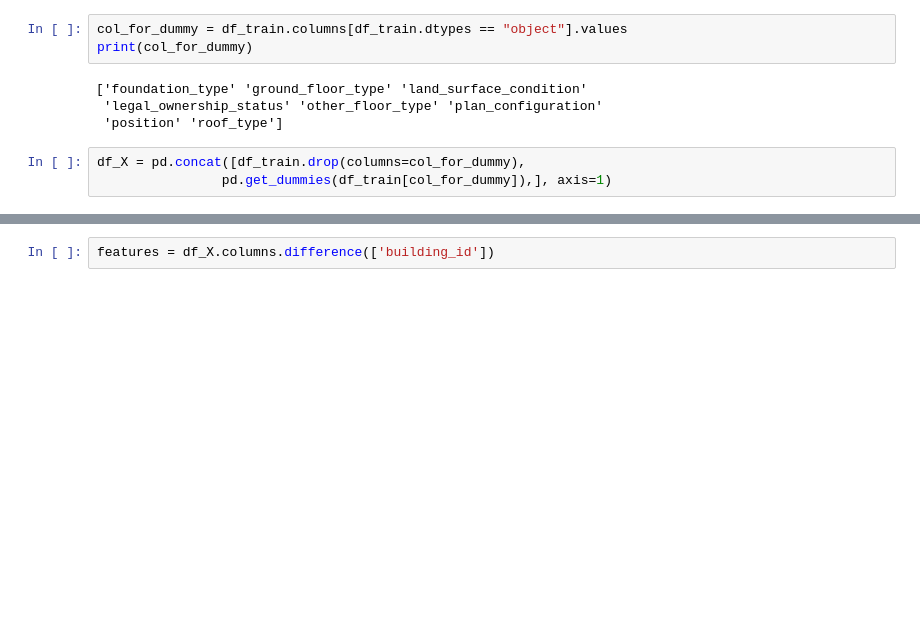
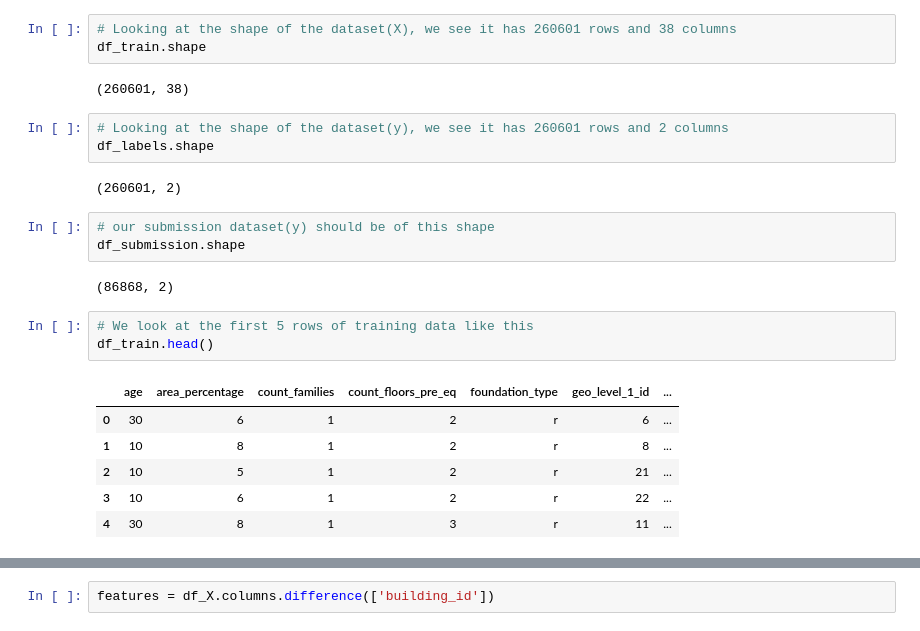
Before and after one commit to mohanpartha/ML_preprocessing, a Jupyter notebook: EarthQuake.ipynb, the cells around one changed output, grey strips where cells are left out. Drawn from its saved outputs; the diff is of its cells as text; blank space fills up the shorter version.

```diff
--- a/EarthQuake.ipynb
+++ b/EarthQuake.ipynb
@@ -82,10 +34,25 @@ df_train = df_train[features]
-# %%
-col_for_dummy = df_train.columns[df_train.dtypes == "object"].values
-print(col_for_dummy)
-# %% [output]
-['foundation_type' 'ground_floor_type' 'land_surface_condition'
- 'legal_ownership_status' 'other_floor_type' 'plan_configuration'
- 'position' 'roof_type']
-# %%
-df_X = pd.concat([df_train.drop(columns=col_for_dummy),
-                pd.get_dummies(df_train[col_for_dummy]),], axis=1)
+# %%
+# Looking at the shape of the dataset(X), we see it has 260601 rows and 38 columns
+df_train.shape
+# %% [output]
+(260601, 38)
+# %%
+# Looking at the shape of the dataset(y), we see it has 260601 rows and 2 columns
+df_labels.shape
+# %% [output]
+(260601, 2)
+# %%
+# our submission dataset(y) should be of this shape
+df_submission.shape
+# %% [output]
+(86868, 2)
+# %%
+# We look at the first 5 rows of training data like this
+df_train.head()
+# %% [output]
+|  | age | area_percentage | count_families | count_floors_pre_eq | foundation_type | geo_level_1_id | ... |
+| 0 | 30 | 6 | 1 | 2 | r | 6 | ... |
+| 1 | 10 | 8 | 1 | 2 | r | 8 | ... |
+| 2 | 10 | 5 | 1 | 2 | r | 21 | ... |
+| 3 | 10 | 6 | 1 | 2 | r | 22 | ... |
+| 4 | 30 | 8 | 1 | 3 | r | 11 | ... |
```
Also changed, not shown: parts of 85 cells of this notebook.
